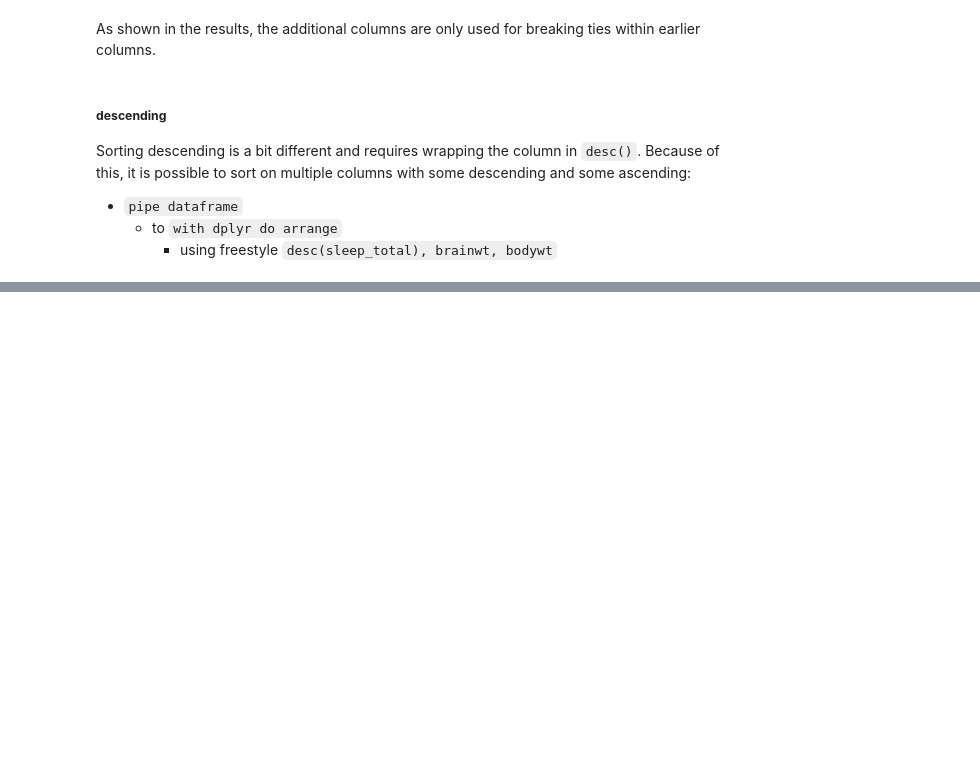
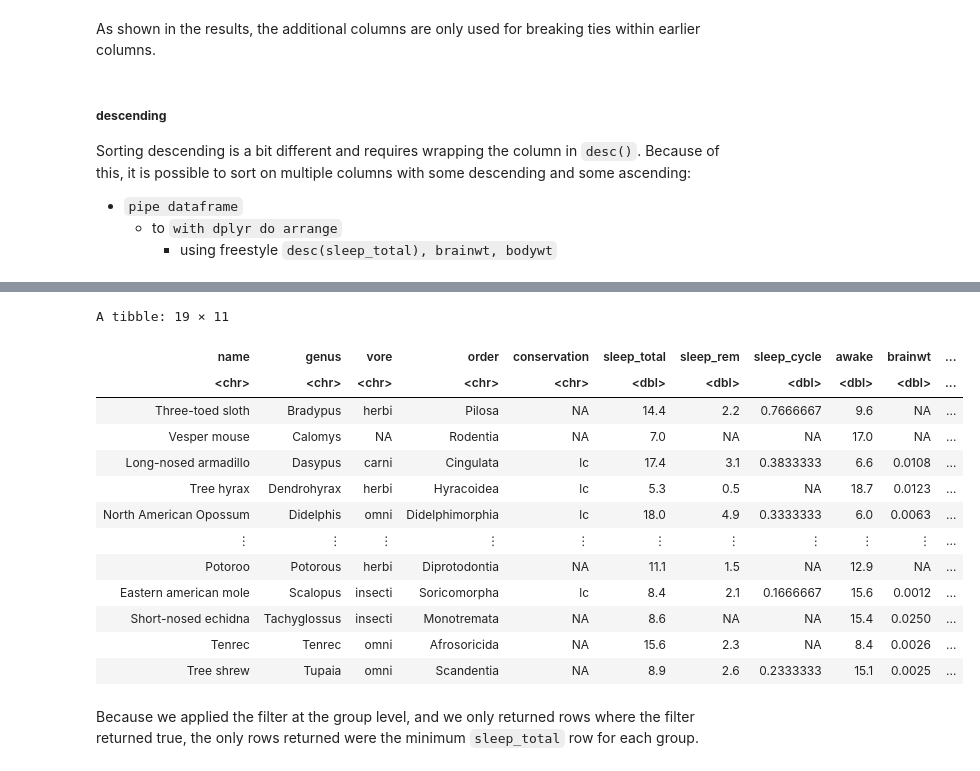
Before and after one commit to memphis-iis/datawhys-content-dplyr, a Jupyter notebook: 2022-04-03-dplyr-intro.ipynb, the cells around one changed output, grey strips where cells are left out. Drawn from its saved outputs; the diff is of its cells as text; code cells hidden in the pictures; blank space fills up the shorter version.

```diff
--- a/2022-04-03-dplyr-intro.ipynb
+++ b/2022-04-03-dplyr-intro.ipynb
@@ -845,0 +887,24 @@ We only need the `>` from the list above for this example:
+# %%
+dataframe %>%
+    dplyr::group_by(order) %>%
+    dplyr::filter(sleep_total == min(sleep_total)) %>%
+    dplyr::ungroup()
+
+#<xml xmlns="https://developers.google.com/blockly/xml"><variables><variable id="2I^#QKS}l(%A?oTt{Toh">dataframe</variable><variable id="eNrJ9[?:!)MH8@C/C@}4">dplyr</variable></variables><block type="pipe_R" id="yOR_@t|*`X=y@O8S`N=X" x="289" y="294"><mutation items="3"></mutation><value name="INPUT"><block type="variables_get" id="(LR`5XF%-,^A9.W1E3pi"><field name="VAR" id="2I^#QKS}l(%A?oTt{Toh">dataframe</field></block></value><value name="ADD0"><block type="varDoMethod_R" id="b?JRmknb58L:3C^v+_N@"><mutation items="1"></mutation><field name="VAR" id="eNrJ9[?:!)MH8@C/C@}4">dplyr</field><field name="MEMBER">group_by</field><data>dplyr:group_by</data><value name="ADD0"><block type="dummyOutputCodeBlock_R" id="G8.xK2Z,pwuI9Xb}R[R5"><field name="CODE">order</field></block></value></block></value><value name="ADD1"><block type="varDoMethod_R" id="@YGp9d[7dUA!A*S(hxi^"><mutation items="1"></mutation><field name="VAR" id="eNrJ9[?:!)MH8@C/C@}4">dplyr</field><field name="MEMBER">filter</field><data>dplyr:filter</data><value name="ADD0"><block type="dummyOutputCodeBlock_R" id="D.[+OxwdxIL+x0.3K])L"><field name="CODE">sleep_total == min(sleep_total)</field></block></value></block></value><value name="ADD2"><block type="varDoMethod_R" id="%(E4baO$[_;PQ)/jWCbC"><mutation items="1"></mutation><field name="VAR" id="eNrJ9[?:!)MH8@C/C@}4">dplyr</field><field name="MEMBER">ungroup</field><data>dplyr:ungroup</data></block></value></block></xml>
+# %% [output]
+A tibble: 19 × 11
+| name | genus | vore | order | conservation | sleep_total | sleep_rem | sleep_cycle | awake | brainwt | ... |
+| <chr> | <chr> | <chr> | <chr> | <chr> | <dbl> | <dbl> | <dbl> | <dbl> | <dbl> | ... |
+| Three-toed sloth | Bradypus | herbi | Pilosa | NA | 14.4 | 2.2 | 0.7666667 | 9.6 | NA | ... |
+| Vesper mouse | Calomys | NA | Rodentia | NA | 7.0 | NA | NA | 17.0 | NA | ... |
+| Long-nosed armadillo | Dasypus | carni | Cingulata | lc | 17.4 | 3.1 | 0.3833333 | 6.6 | 0.0108 | ... |
+| Tree hyrax | Dendrohyrax | herbi | Hyracoidea | lc | 5.3 | 0.5 | NA | 18.7 | 0.0123 | ... |
+| North American Opossum | Didelphis | omni | Didelphimorphia | lc | 18.0 | 4.9 | 0.3333333 | 6.0 | 0.0063 | ... |
+| ⋮ | ⋮ | ⋮ | ⋮ | ⋮ | ⋮ | ⋮ | ⋮ | ⋮ | ⋮ | ... |
+| Potoroo | Potorous | herbi | Diprotodontia | NA | 11.1 | 1.5 | NA | 12.9 | NA | ... |
+| Eastern american mole | Scalopus | insecti | Soricomorpha | lc | 8.4 | 2.1 | 0.1666667 | 15.6 | 0.0012 | ... |
+| Short-nosed echidna | Tachyglossus | insecti | Monotremata | NA | 8.6 | NA | NA | 15.4 | 0.0250 | ... |
+| Tenrec | Tenrec | omni | Afrosoricida | NA | 15.6 | 2.3 | NA | 8.4 | 0.0026 | ... |
+| Tree shrew | Tupaia | omni | Scandentia | NA | 8.9 | 2.6 | 0.2333333 | 15.1 | 0.0025 | ... |
+# %% [markdown]
+Because we applied the filter at the group level, and we only returned rows where the filter returned true, the only rows returned were the minimum `sleep_total` row for each group.
```
Also changed, not shown: parts of 37 cells of this notebook.
